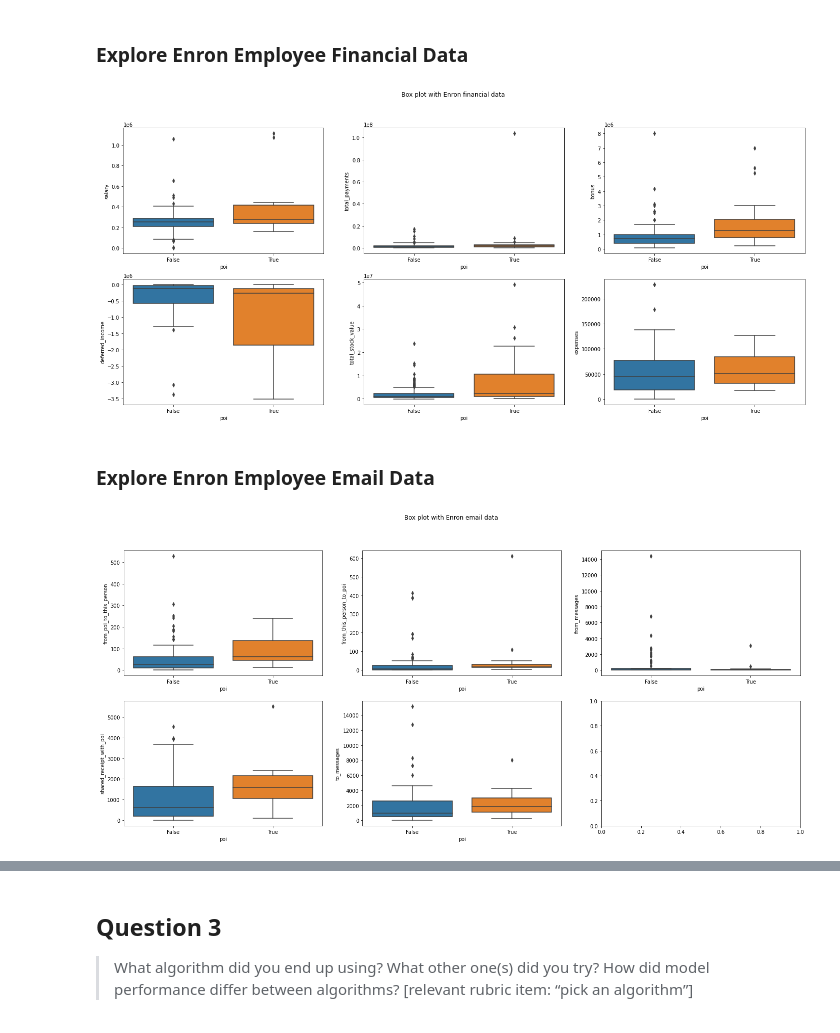
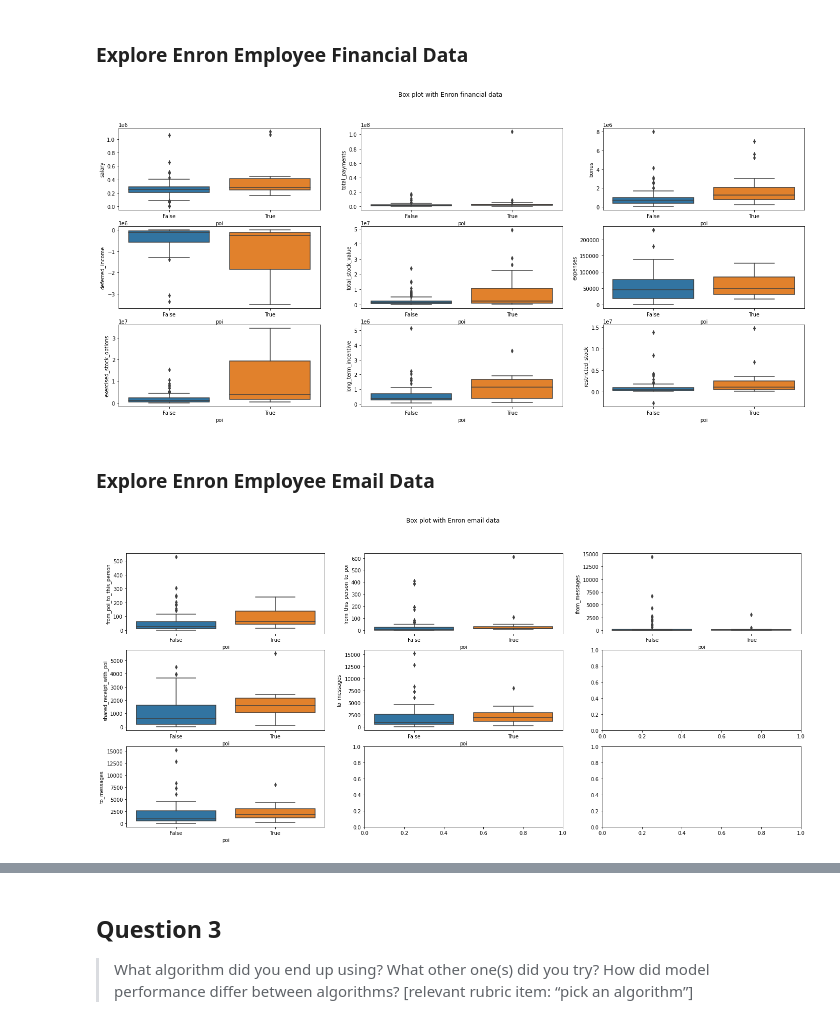
Before and after one commit to tandaniel/tandaniel, a Jupyter notebook: main/main.ipynb, the cells around one changed output, grey strips where cells are left out. Cells and saved outputs as stored; diff of their text form; code cells hidden in the pictures.

```diff
--- a/main/main.ipynb
+++ b/main/main.ipynb
@@ -420,8 +420,8 @@ def sns_boxplot(df, title, features, n, m):
     - m = number of columns for grid plot
     '''
     #--- Ref: https://www.geeksforgeeks.org/multi-plot-grid-in-seaborn/
-    n = 2
-    m = 3
+    # n = 2
+    # m = 3
 
     fig, axes = plt.subplots(n, m, figsize=(24, 10))
     fig.suptitle(title)
@@ -440,18 +440,18 @@ def sns_boxplot(df, title, features, n, m):
 <h3>Explore Enron Employee Financial Data</h3>
 # %%
 
-sns_boxplot(enron_df, 'Box plot with Enron financial data', financial_features, 3, 5)
+sns_boxplot(enron_df, 'Box plot with Enron financial data', financial_features, 3, 3)
 # %% [output]
-[figure, old version]
+[figure, new version]
 # %% [markdown]
 <h3>Explore Enron Employee Email Data</h3>
 # %%
 #--- Explore email features:
 
 #--- Compare POI data vs non-POI data:
-sns_boxplot(enron_df, 'Box plot with Enron email data', email_features, 2, 3)
+sns_boxplot(enron_df, 'Box plot with Enron email data', email_features, 3, 3)
 # %% [output]
-[figure, old version]
+[figure, new version]
 # %%
 sns.lmplot(x='bonus', y= 'salary', hue='poi', data=enron_df, palette='Set2',size=10,markers=['x','+'])
 # %% [output]
```
Also changed, not shown: parts of 9 cells of this notebook.
